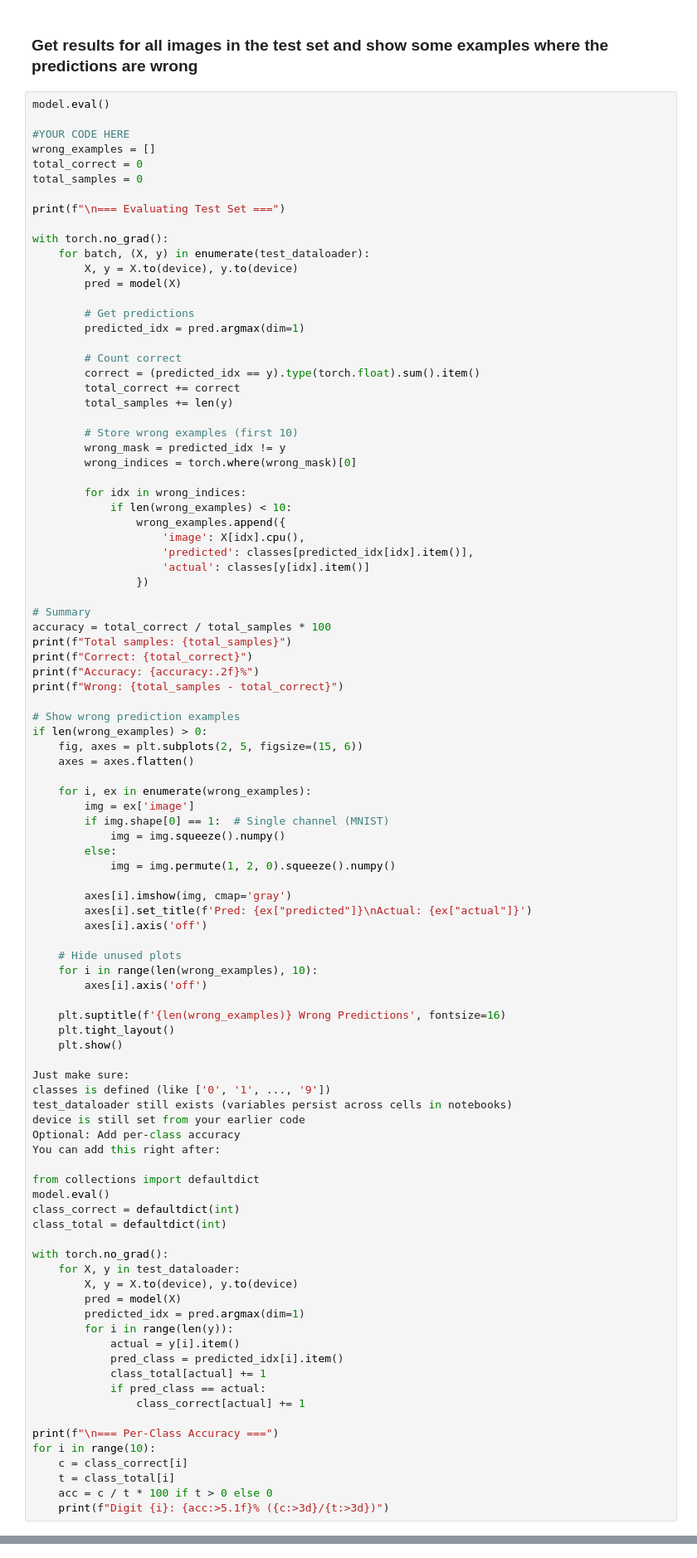
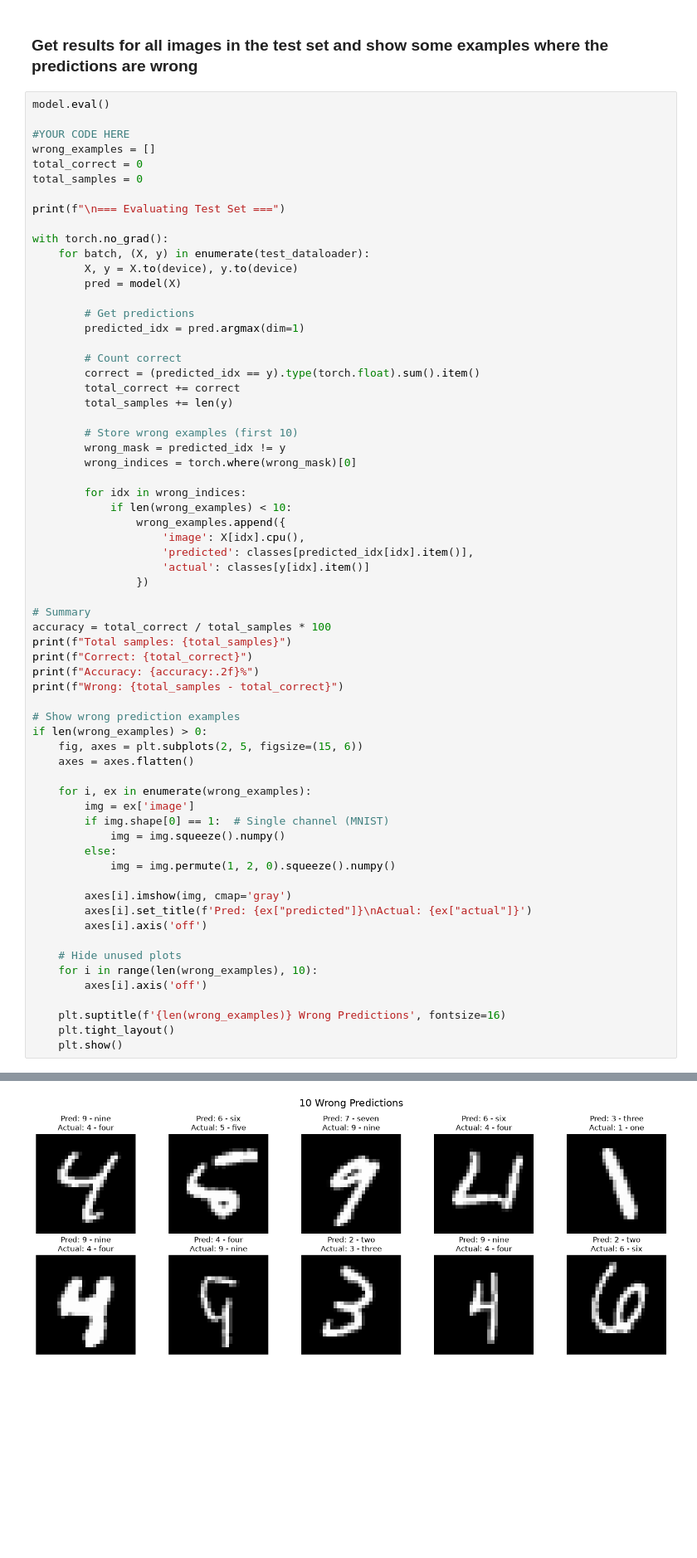
Before and after one commit to StefanStringer/FinalSemester, a Jupyter notebook: Deep Learning/Week 3/Week3_DeepLearning_3.ipynb, the cells around one changed output, grey strips where cells are left out. Shown at 83% size. Saved outputs shown, nothing was run; the diff lists cells and outputs as text; blank space fills up the shorter version.

```diff
--- a/Deep Learning/Week 3/Week3_DeepLearning_3.ipynb
+++ b/Deep Learning/Week 3/Week3_DeepLearning_3.ipynb
@@ -443,34 +431,4 @@ if len(wrong_examples) > 0:
     plt.suptitle(f'{len(wrong_examples)} Wrong Predictions', fontsize=16)
     plt.tight_layout()
     plt.show()
-
-Just make sure:
-classes is defined (like ['0', '1', ..., '9'])
-test_dataloader still exists (variables persist across cells in notebooks)
-device is still set from your earlier code
-Optional: Add per-class accuracy
-You can add this right after:
-
-from collections import defaultdict
-model.eval()
-class_correct = defaultdict(int)
-class_total = defaultdict(int)
-
-with torch.no_grad():
-    for X, y in test_dataloader:
-        X, y = X.to(device), y.to(device)
-        pred = model(X)
-        predicted_idx = pred.argmax(dim=1)
-        for i in range(len(y)):
-            actual = y[i].item()
-            pred_class = predicted_idx[i].item()
-            class_total[actual] += 1
-            if pred_class == actual:
-                class_correct[actual] += 1
-
-print(f"\n=== Per-Class Accuracy ===")
-for i in range(10):
-    c = class_correct[i]
-    t = class_total[i]
-    acc = c / t * 100 if t > 0 else 0
-    print(f"Digit {i}: {acc:>5.1f}% ({c:>3d}/{t:>3d})")
+# %% [output]
@@ -476,0 +440 @@ for i in range(10):
+[figure, added]
```
Also changed, not shown: parts of 5 cells of this notebook.
